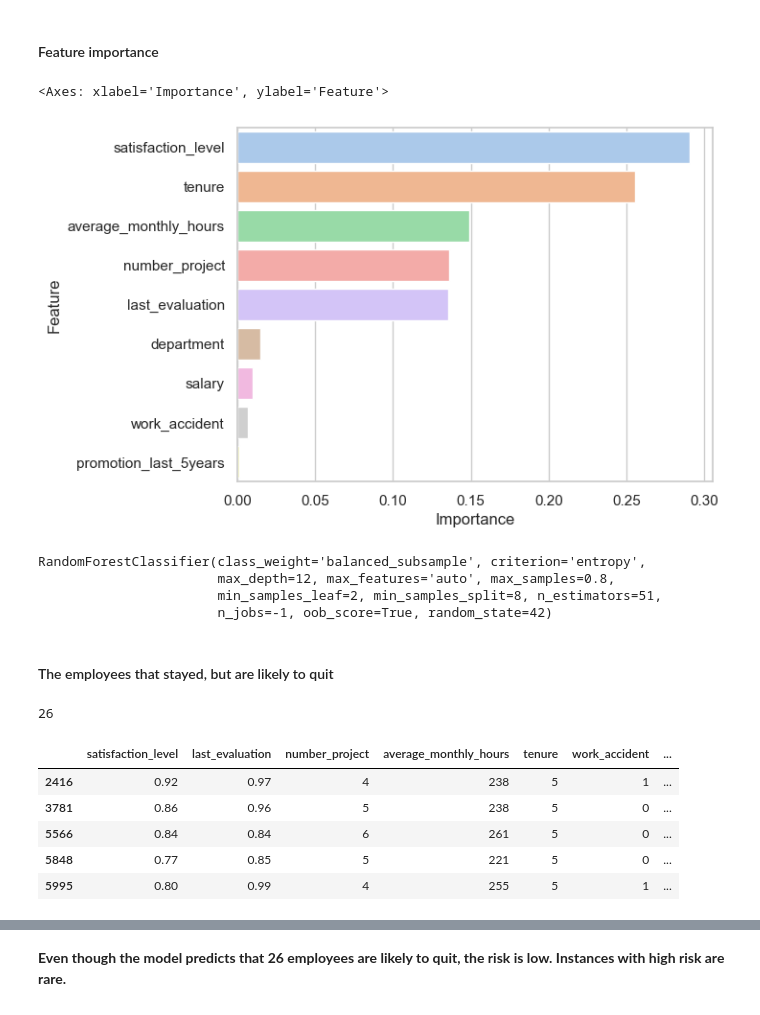
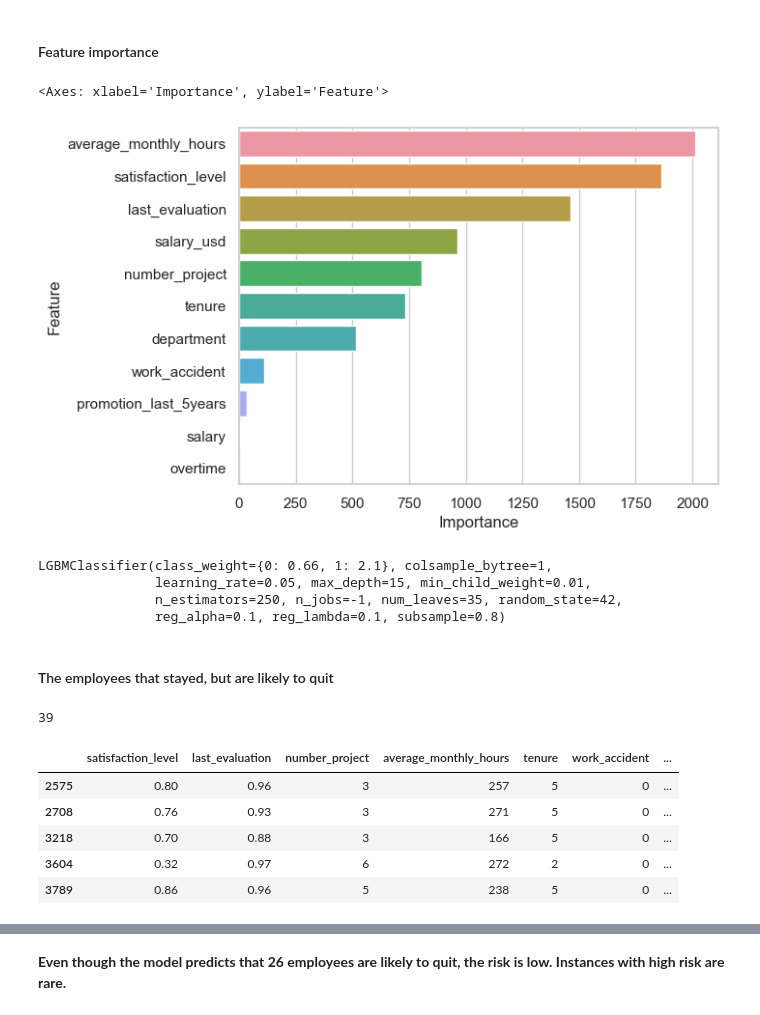
Before and after one commit to alexbarsan944/HR-Analytics, a Jupyter notebook: hr_analytics.ipynb, the cells around one changed output, grey strips where cells are left out. Saved outputs shown, nothing was run; the diff lists cells and outputs as text; code cells hidden in the pictures.

```diff
--- a/hr_analytics.ipynb
+++ b/hr_analytics.ipynb
@@ -122,6 +127,7 @@ True
 # %%
 df.rename(columns={"average_montly_hours": "average_monthly_hours"}, inplace=True)
 df.rename(columns={"time_spend_company": "tenure"}, inplace=True)
+df.rename(columns={"salary": "salary_usd"}, inplace=True)
 # %% [markdown]
 #### Understanding the HR dataset
 
@@ -192,7 +200,7 @@ Initial observations of the data:
 * Majority of people have low and medium salaries
 # %%
 print(start + "Encoding salaries from low, medium, high to 0, 1, 2" + end)
-df["salary"] = df["salary"].map({"low": 0.0, "medium": 1.0, "high": 2.0})
+df["salary"] = pd.qcut(df["salary_usd"], 3, labels=False)
 df.head()
 # %% [output]
 Encoding salaries from low, medium, high to 0, 1, 2
@@ -256,3 +248,0 @@ sorted_df[:10]
-# %%
-df = df.drop_duplicates()
-df.sort_values(by=df.columns.to_list())[:10]
@@ -859,19 +1034,7 @@ full_report_df_lr
 ### Tree based clasifiers
 # %%
 y = df.left
-X = df[
-    [
-        "satisfaction_level",
-        "last_evaluation",
-        "number_project",
-        "average_monthly_hours",
-        "tenure",
-        "work_accident",
-        "promotion_last_5years",
-        "department",
-        "salary",
-    ]
-]
+X = df.drop(["left"], axis=1)
 
 X_enc = X.copy()
 X_enc["department"] = LabelEncoder().fit_transform(X["department"])
@@ -901,6 +1064,11 @@ uniq_test, cnt_test = np.unique(y_test, return_counts=True)
 pct_test = dict(zip(uniq_test, cnt_test * 100 / len(y_test)))
 print(f"Stay = {pct_test[0]:.4f}%" + f", Left = {pct_test[1]:.4f}%")
 
+X_train_enc.drop(["Unnamed: 0"], axis=1, inplace=True)
+X_test_enc.drop(["Unnamed: 0"], axis=1, inplace=True)
+y_train.drop(["Unnamed: 0"], axis=1, inplace=True)
+y_test.drop(["Unnamed: 0"], axis=1, inplace=True)
+
 del uniq_train, cnt_train, uniq_test, cnt_test
 # %% [output]
 ------Summary------
@@ -1288,45 +1491,49 @@ The metrics suggest a robust model with strong predictive power. However, there'
 # %% [markdown]
 #### Feature importance
 # %%
-feature_importances = pd.DataFrame({'Feature': X.columns,'Importance': rf_tuned.feature_importances_})
-feature_importances = feature_importances.sort_values('Importance', ascending=False)
+feature_importances = pd.DataFrame(
+    {"Feature": X.columns, "Importance": lgbmc_tuned.feature_importances_}
+)
+feature_importances = feature_importances.sort_values("Importance", ascending=False)
 sns.barplot(x="Importance", y="Feature", data=feature_importances)
 # %% [output]
 <Axes: xlabel='Importance', ylabel='Feature'>
-[figure, old version]
+[figure, new version]
 # %%
 import pickle
 
 filename = "model.sav"
-pickle.dump(rf_tuned, open(filename, "wb"))
+pickle.dump(lgbmc_tuned, open(filename, "wb"))
 
 # Load the model from disk
 loaded_model = pickle.load(open(filename, "rb"))
 print(loaded_model)
 # %% [output]
-RandomForestClassifier(class_weight='balanced_subsample', criterion='entropy',
-                       max_depth=12, max_features='auto', max_samples=0.8,
-                       min_samples_leaf=2, min_samples_split=8, n_estimators=51,
-                       n_jobs=-1, oob_score=True, random_state=42)
+LGBMClassifier(class_weight={0: 0.66, 1: 2.1}, colsample_bytree=1,
+               learning_rate=0.05, max_depth=15, min_child_weight=0.01,
+               n_estimators=250, n_jobs=-1, num_leaves=35, random_state=42,
+               reg_alpha=0.1, reg_lambda=0.1, subsample=0.8)
 # %% [markdown]
 #### The employees that stayed, but are likely to quit
 # %%
 stayed = df[df["left"] == 0]
 le = LabelEncoder()
+stayed["overtime"] = np.where(stayed["average_monthly_hours"] >= 176, 1, 0)
 stayed["department"] = le.fit_transform(stayed["department"])
-stayed = stayed.drop(["left", "overtime"], axis=1)
+
+stayed = stayed.drop(["left"], axis=1)
 
 y_pred_risk = loaded_model.predict(stayed)
 y_pred_risk.sum()
 df[df.index.isin(stayed.index[y_pred_risk == 1])].head(5)
 # %% [output]
-26
+39
 |  | satisfaction_level | last_evaluation | number_project | average_monthly_hours | tenure | work_accident | ... |
-| 2416 | 0.92 | 0.97 | 4 | 238 | 5 | 1 | ... |
-| 3781 | 0.86 | 0.96 | 5 | 238 | 5 | 0 | ... |
-| 5566 | 0.84 | 0.84 | 6 | 261 | 5 | 0 | ... |
-| 5848 | 0.77 | 0.85 | 5 | 221 | 5 | 0 | ... |
-| 5995 | 0.80 | 0.99 | 4 | 255 | 5 | 1 | ... |
+| 2575 | 0.80 | 0.96 | 3 | 257 | 5 | 0 | ... |
+| 2708 | 0.76 | 0.93 | 3 | 271 | 5 | 0 | ... |
+| 3218 | 0.70 | 0.88 | 3 | 166 | 5 | 0 | ... |
+| 3604 | 0.32 | 0.97 | 6 | 272 | 2 | 0 | ... |
+| 3789 | 0.86 | 0.96 | 5 | 238 | 5 | 0 | ... |
 # %%
 # Predict the risk probabilities
 risk_probabilities = loaded_model.predict_proba(stayed)
```
Also changed, not shown: parts of 69 cells of this notebook, 8 other files.
